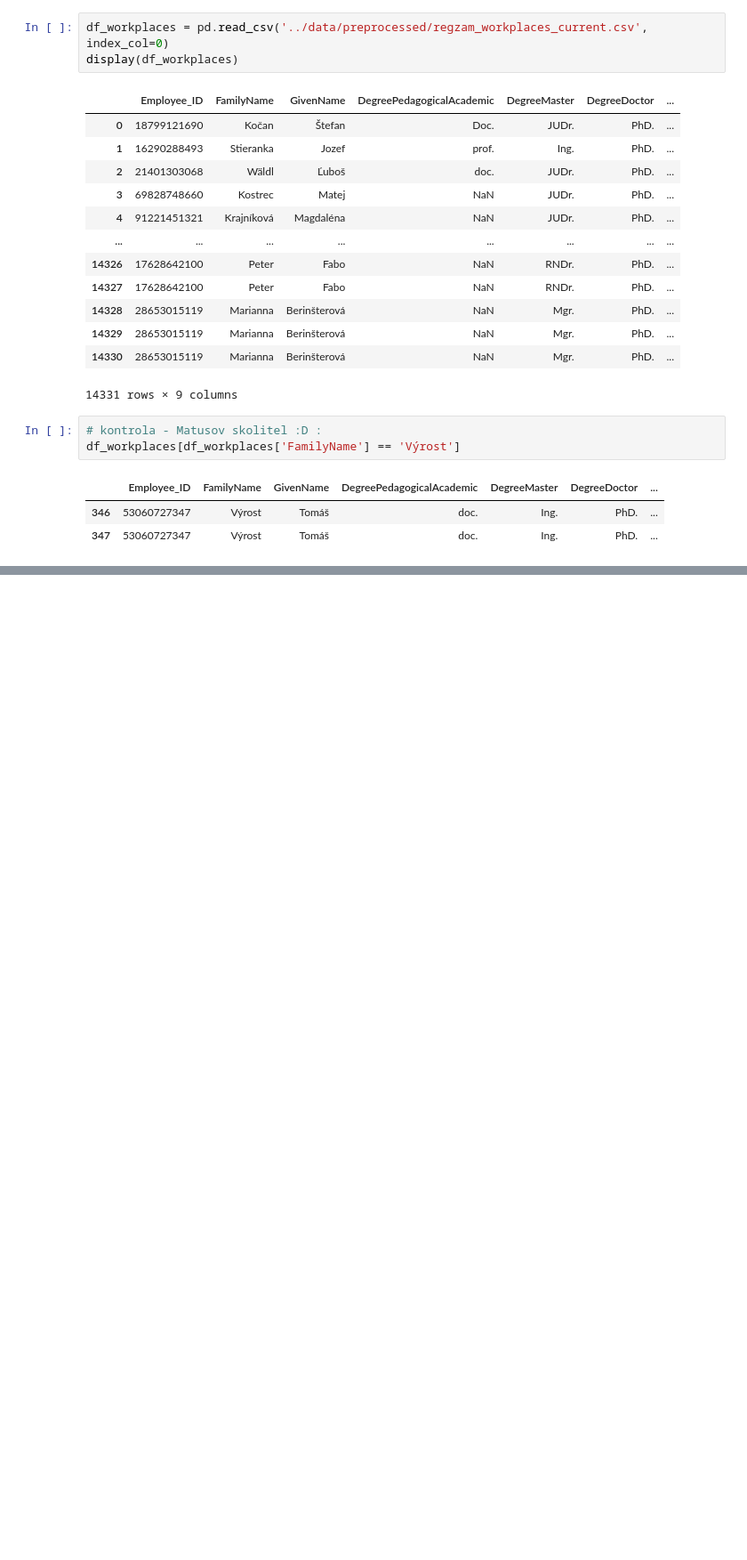
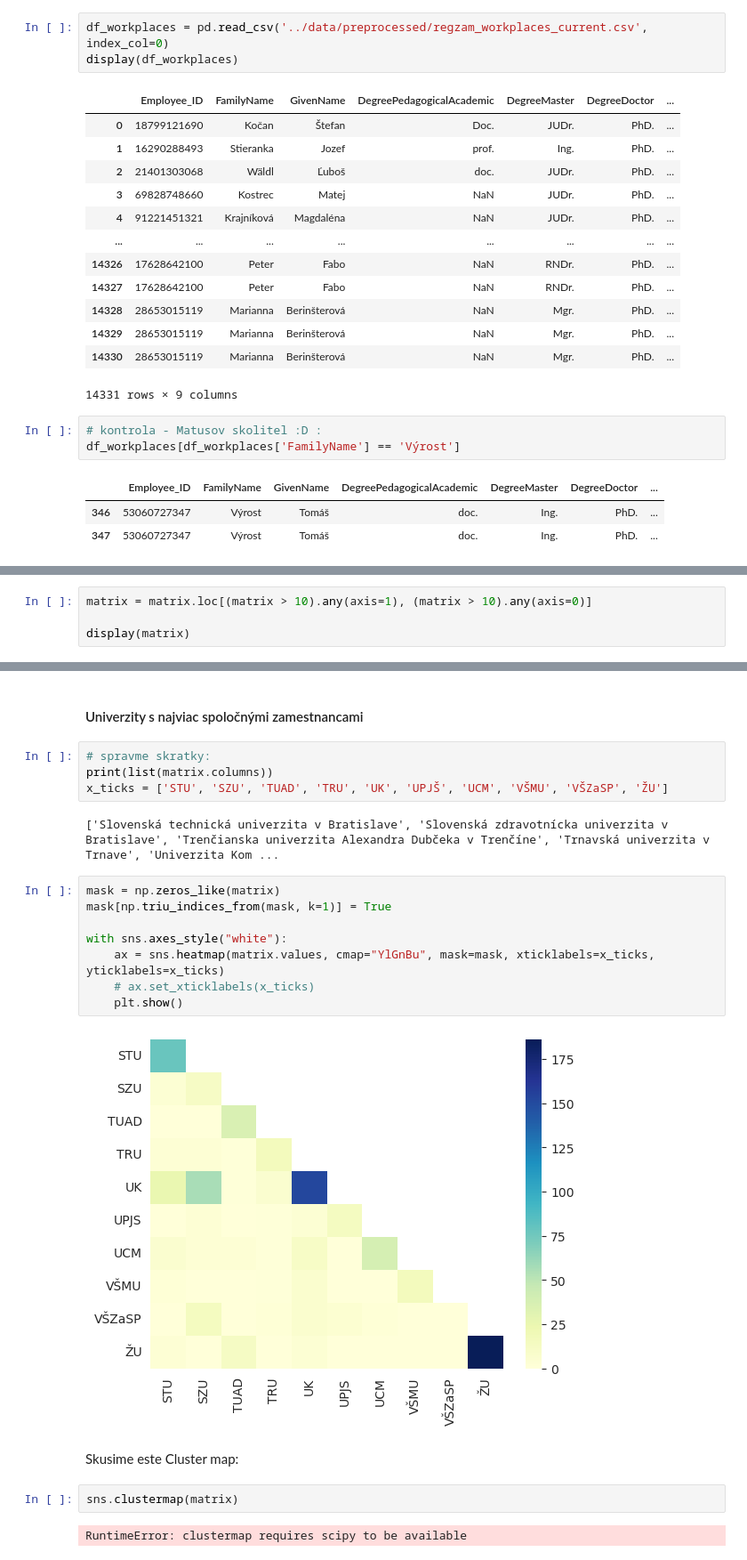
Before and after one commit to hudo16-38/pridav-project, a Jupyter notebook: analysis/regzam_analysis.ipynb, the cells around one changed output, grey strips where cells are left out. Shown at 89% size. Drawn from its saved outputs; the diff is of its cells as text; blank space fills up the shorter version.

```diff
--- a/analysis/regzam_analysis.ipynb
+++ b/analysis/regzam_analysis.ipynb
@@ -129,0 +344,4 @@ df_workplaces[df_workplaces['FamilyName'] == 'Výrost']
+# %%
+matrix = matrix.loc[(matrix > 10).any(axis=1), (matrix > 10).any(axis=0)]
+
+display(matrix)
@@ -129,0 +360,24 @@ df_workplaces[df_workplaces['FamilyName'] == 'Výrost']
+# %% [markdown]
+#### Univerzity s najviac spoločnými zamestnancami
+# %%
+# spravme skratky:
+print(list(matrix.columns))
+x_ticks = ['STU', 'SZU', 'TUAD', 'TRU', 'UK', 'UPJŠ', 'UCM', 'VŠMU', 'VŠZaSP', 'ŽU']
+# %% [output]
+['Slovenská technická univerzita v Bratislave', 'Slovenská zdravotnícka univerzita v Bratislave', 'Trenčianska univerzita Alexandra Dubčeka v Trenčíne', 'Trnavská univerzita v Trnave', 'Univerzita Kom ...
+# %%
+mask = np.zeros_like(matrix)
+mask[np.triu_indices_from(mask, k=1)] = True
+
+with sns.axes_style("white"):
+    ax = sns.heatmap(matrix.values, cmap="YlGnBu", mask=mask, xticklabels=x_ticks, yticklabels=x_ticks)
+    # ax.set_xticklabels(x_ticks)
+    plt.show()
+# %% [output]
+[figure, added]
+# %% [markdown]
+Skusime este Cluster map:
+# %%
+sns.clustermap(matrix)
+# %% [output]
+RuntimeError: clustermap requires scipy to be available
```
Also changed, not shown: parts of 26 cells of this notebook, 2 other files.
